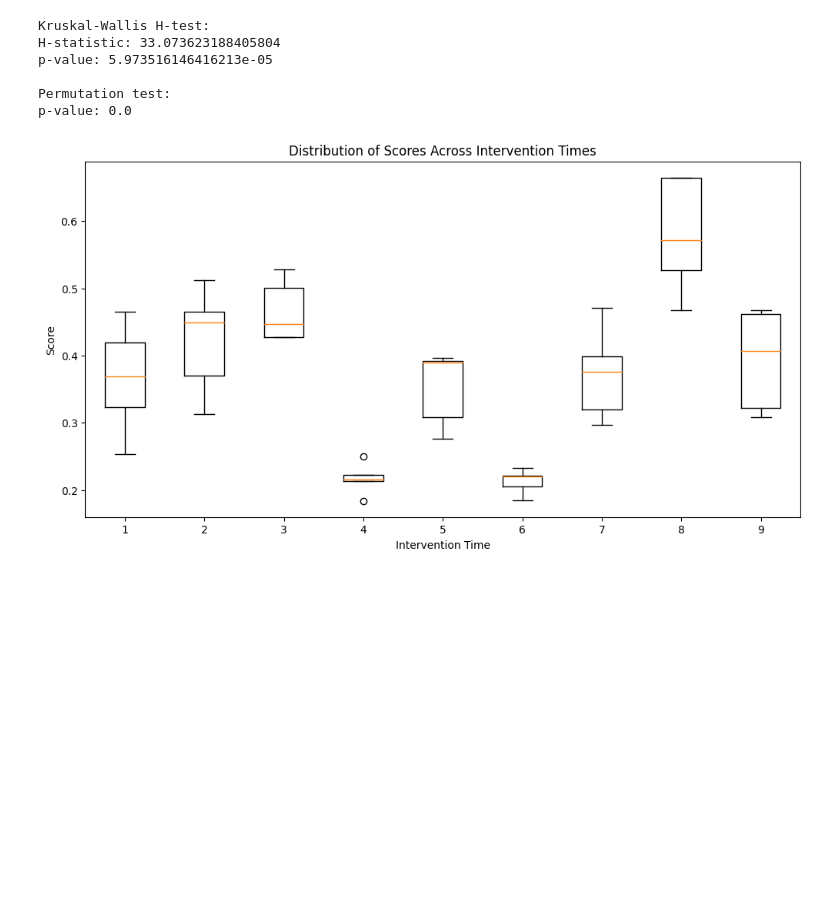
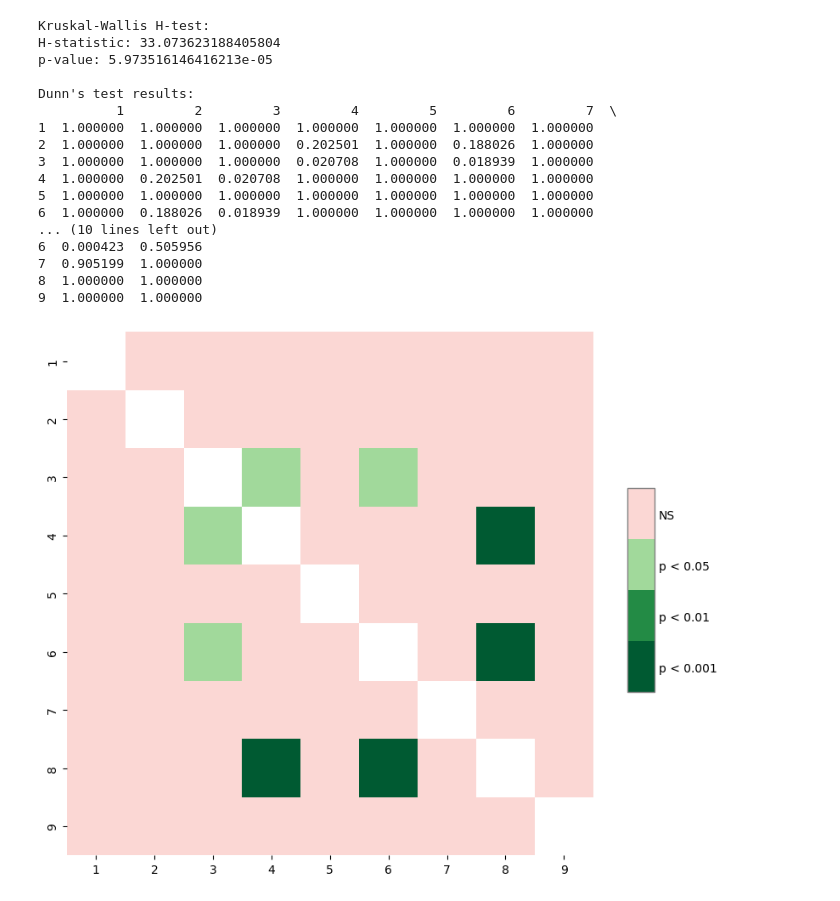
Before and after one commit to UltraTsar/NonTrivialRepE_Timeline, a Jupyter notebook: stats.ipynb, the cells around one changed output. Drawn from its saved outputs; the diff is of its cells as text; code cells hidden in the pictures; blank space fills up the shorter version.

```diff
--- a/stats.ipynb
+++ b/stats.ipynb
@@ -3,57 +23,69 @@
 # %%
 import numpy as np
 from scipy import stats
+import scikit_posthocs as sp
 import matplotlib.pyplot as plt
+import pandas as pd
 
-# To replicate, put complete data here
+# Your data
 data = {
     '1': [0.368488, 0.465249, 0.3232887, 0.25305767, 0.41946689],
     '2': [0.312576, 0.512127, 0.37030648, 0.44928616, 0.46487115],
     '3': [0.426935, 0.528289, 0.50109207, 0.42693513, 0.44637955],
     '4': [0.183791, 0.215391, 0.25018222, 0.21290369, 0.22210311],
     '5': [0.39665, 0.39232, 0.3088206, 0.27569216, 0.39002141],
     '6': [0.233269, 0.220891, 0.2056034, 0.18453797, 0.22024726],
     '7': [0.31952, 0.471197, 0.29698388, 0.39851331, 0.37614331],
     '8': [0.526561, 0.467142, 0.57211675, 0.664679, 0.66398725],
     '9': [0.406858, 0.467412, 0.30853457, 0.32221121, 0.46192455]
 }
 
+# Kruskal-Wallis H-test
 h_statistic, p_value = stats.kruskal(*data.values())
 
 print(f"Kruskal-Wallis H-test:")
 print(f"H-statistic: {h_statistic}")
 print(f"p-value: {p_value}")
 
-def permutation_test(data, num_permutations=10000):
-    all_values = np.concatenate(list(data.values()))
-    observed_f_statistic = stats.f_oneway(*data.values())[0]
+# Prepare data for Dunn's test
+df = pd.DataFrame({group: pd.Series(values) for group, values in data.items()})
+df_melt = df.melt(var_name='group', value_name='value')
 
-    count = 0
-    for _ in range(num_permutations):
-        permuted_data = np.random.permutation(all_values)
-        permuted_groups = np.array_split(permuted_data, len(data))
-        permuted_f_statistic = stats.f_oneway(*permuted_groups)[0]
-        if permuted_f_statistic >= observed_f_statistic:
-            count += 1
+# Perform Dunn's test
+dunn_results = sp.posthoc_dunn(df_melt, val_col='value', group_col='group', p_adjust='bonferroni')
 
-    return count / num_permutations
+print("\nDunn's test results:")
+print(dunn_results)
 
-p_value_permutation = permutation_test(data)
+# Visualization of Dunn's test results
+plt.figure(figsize=(8, 8))
+sp.sign_plot(dunn_results)
+#plt.title("Dunn's Test Pairwise Comparisons")
+plt.show()
 
-print(f"\nPermutation test:")
-print(f"p-value: {p_value_permutation}")
-
+# Box plot
 plt.figure(figsize=(12, 6))
 plt.boxplot(data.values(), labels=data.keys())
 plt.title("Distribution of Scores Across Intervention Times")
 plt.xlabel("Intervention Time")
 plt.ylabel("Score")
 plt.show()
 # %% [output]
 Kruskal-Wallis H-test:
 H-statistic: 33.073623188405804
 p-value: 5.973516146416213e-05
 
-Permutation test:
-p-value: 0.0
+Dunn's test results:
+          1         2         3         4         5         6         7  \
+1  1.000000  1.000000  1.000000  1.000000  1.000000  1.000000  1.000000
+2  1.000000  1.000000  1.000000  0.202501  1.000000  0.188026  1.000000
+3  1.000000  1.000000  1.000000  0.020708  1.000000  0.018939  1.000000
+4  1.000000  0.202501  0.020708  1.000000  1.000000  1.000000  1.000000
+5  1.000000  1.000000  1.000000  1.000000  1.000000  1.000000  1.000000
+6  1.000000  0.188026  0.018939  1.000000  1.000000  1.000000  1.000000
+... (10 lines left out)
+6  0.000423  0.505956
+7  0.905199  1.000000
+8  1.000000  1.000000
+9  1.000000  1.000000
-[figure, old version]
+[figure, new version]
```
Also changed, not shown: parts of 2 cells of this notebook.
